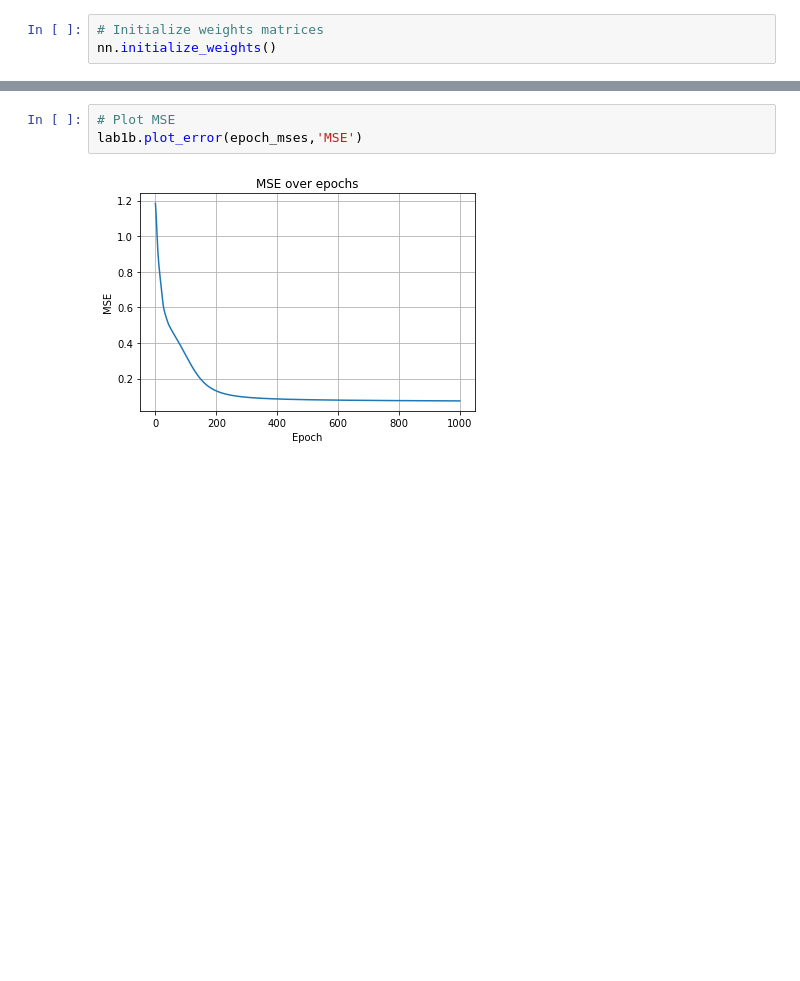
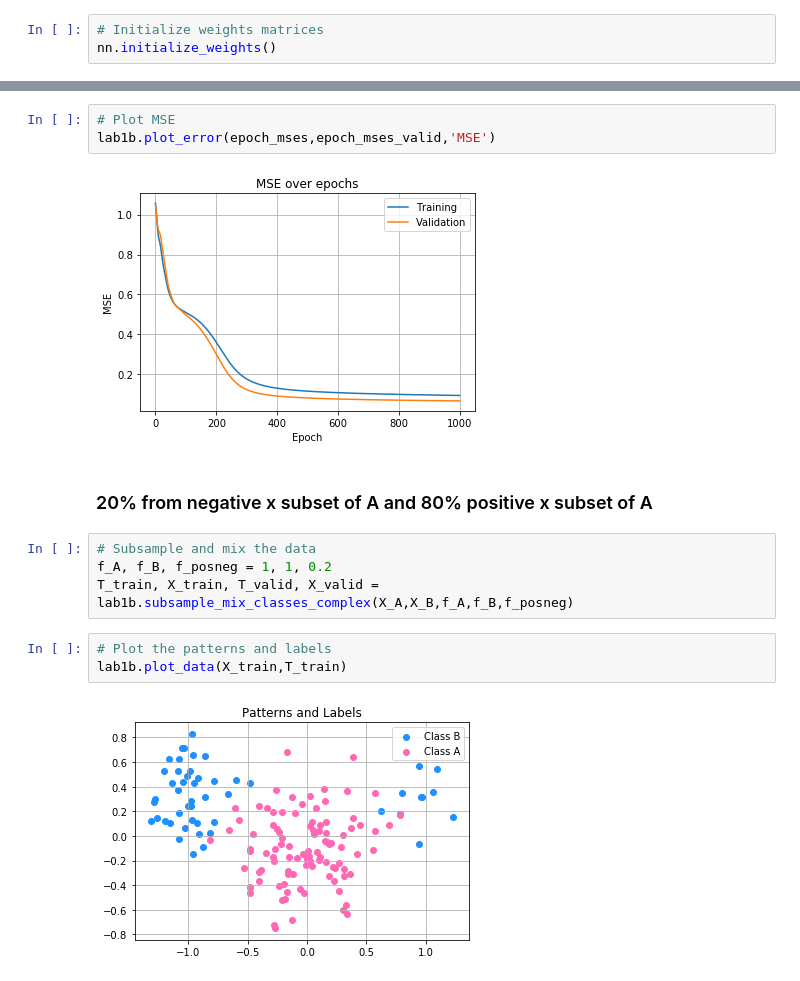
Before and after one commit to alejp1998/annda_lab1b, a Jupyter notebook: lab1b.ipynb, the cells around one changed output, grey strips where cells are left out. Cells and saved outputs as stored; diff of their text form; blank space fills up the shorter version.

```diff
--- a/lab1b.ipynb
+++ b/lab1b.ipynb
@@ -73,5 +77,16 @@ lab1b.plot_error(epoch_errors,'Misclassified %')
 # %%
 # Plot MSE
-lab1b.plot_error(epoch_mses,'MSE')
+lab1b.plot_error(epoch_mses,epoch_mses_valid,'MSE')
 # %% [output]
-[figure, old version]
+[figure, new version]
+# %% [markdown]
+### 20% from negative x subset of A and 80% positive x subset of A
+# %%
+# Subsample and mix the data
+f_A, f_B, f_posneg = 1, 1, 0.2
+T_train, X_train, T_valid, X_valid = lab1b.subsample_mix_classes_complex(X_A,X_B,f_A,f_B,f_posneg)
+# %%
+# Plot the patterns and labels
+lab1b.plot_data(X_train,T_train)
+# %% [output]
+[figure, added]
```
Also changed, not shown: parts of 20 cells of this notebook, 1 other file.
